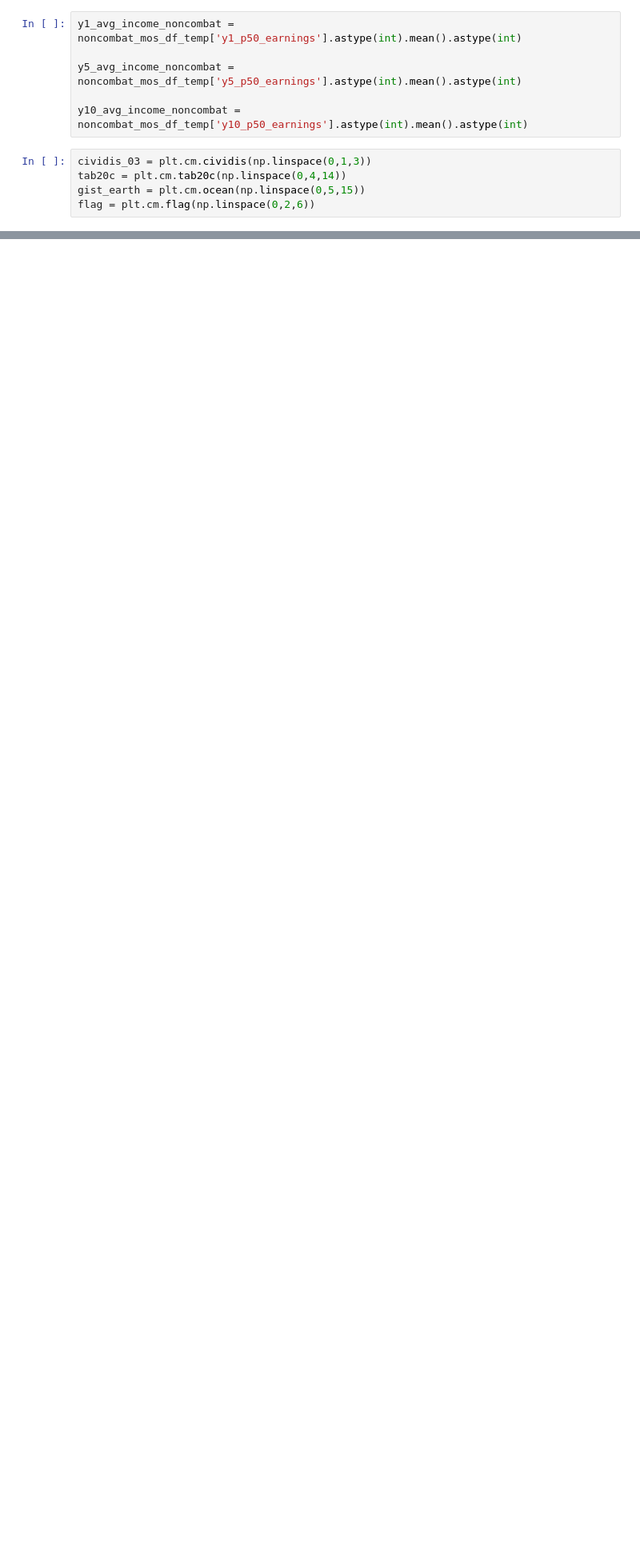
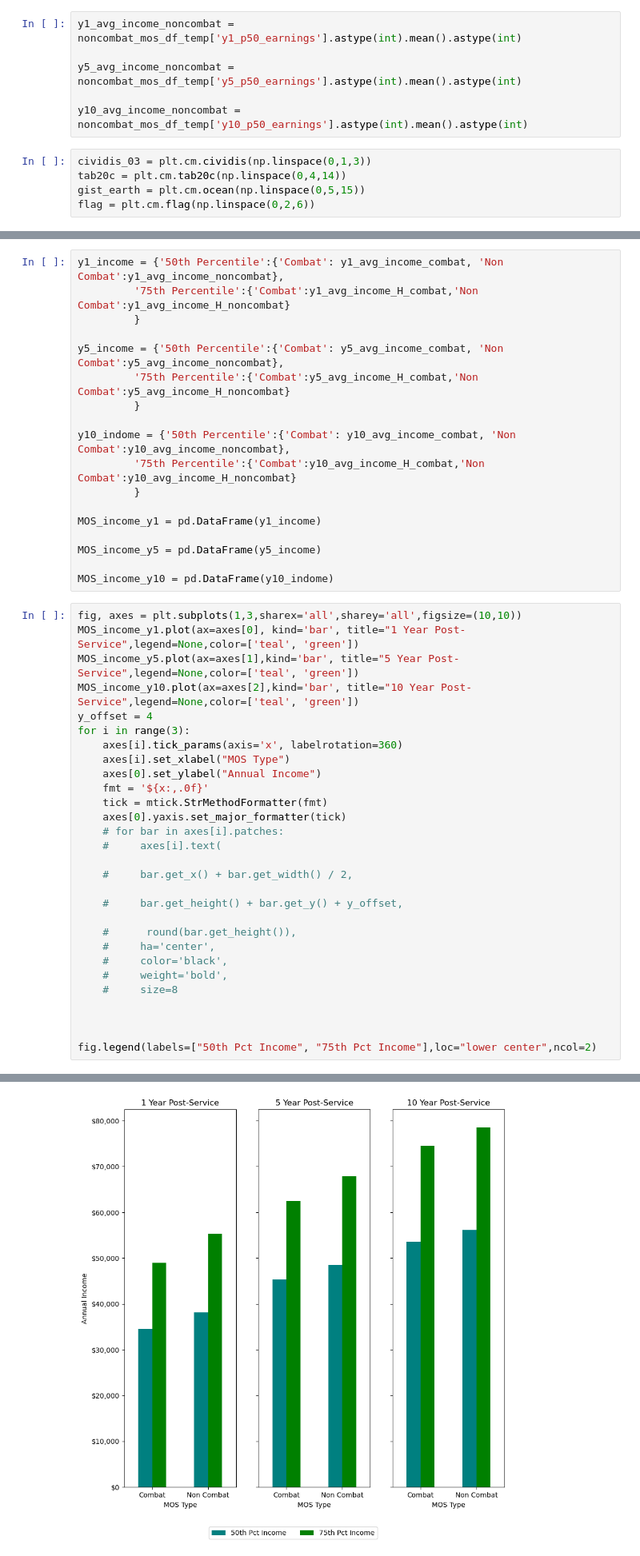
Before and after one commit to BenHallinan/veteran_employment_outcomes, a Jupyter notebook: notebooks/veo_by_mos.ipynb, the cells around one changed output, grey strips where cells are left out. Shown: that part at 80% size. Saved outputs shown, nothing was run; the diff lists cells and outputs as text; blank space fills up the shorter version.

```diff
--- a/notebooks/veo_by_mos.ipynb
+++ b/notebooks/veo_by_mos.ipynb
@@ -221,0 +398,48 @@ for p in ax.patches:
+# %%
+y1_income = {'50th Percentile':{'Combat': y1_avg_income_combat, 'Non Combat':y1_avg_income_noncombat},
+         '75th Percentile':{'Combat':y1_avg_income_H_combat,'Non Combat':y1_avg_income_H_noncombat}
+         }
+
+y5_income = {'50th Percentile':{'Combat': y5_avg_income_combat, 'Non Combat':y5_avg_income_noncombat},
+         '75th Percentile':{'Combat':y5_avg_income_H_combat,'Non Combat':y5_avg_income_H_noncombat}
+         }
+
+y10_indome = {'50th Percentile':{'Combat': y10_avg_income_combat, 'Non Combat':y10_avg_income_noncombat},
+         '75th Percentile':{'Combat':y10_avg_income_H_combat,'Non Combat':y10_avg_income_H_noncombat}
+         }
+
+MOS_income_y1 = pd.DataFrame(y1_income)
+
+MOS_income_y5 = pd.DataFrame(y5_income)
+
+MOS_income_y10 = pd.DataFrame(y10_indome)
+# %%
+fig, axes = plt.subplots(1,3,sharex='all',sharey='all',figsize=(10,10))
+MOS_income_y1.plot(ax=axes[0], kind='bar', title="1 Year Post-Service",legend=None,color=['teal', 'green'])
+MOS_income_y5.plot(ax=axes[1],kind='bar', title="5 Year Post-Service",legend=None,color=['teal', 'green'])
+MOS_income_y10.plot(ax=axes[2],kind='bar', title="10 Year Post-Service",legend=None,color=['teal', 'green'])
+y_offset = 4
+for i in range(3):
+    axes[i].tick_params(axis='x', labelrotation=360)
+    axes[i].set_xlabel("MOS Type")
+    axes[0].set_ylabel("Annual Income")
+    fmt = '${x:,.0f}'
+    tick = mtick.StrMethodFormatter(fmt)
+    axes[0].yaxis.set_major_formatter(tick)
+    # for bar in axes[i].patches:
+    #     axes[i].text(
+
+    #     bar.get_x() + bar.get_width() / 2,
+
+    #     bar.get_height() + bar.get_y() + y_offset,
+
+    #      round(bar.get_height()),
+    #     ha='center',
+    #     color='black',
+    #     weight='bold',
+    #     size=8
+
+
+
+fig.legend(labels=["50th Pct Income", "75th Pct Income"],loc="lower center",ncol=2)
+# %% [output]
@@ -221,0 +447 @@ for p in ax.patches:
+[figure, added]
```
Also changed, not shown: parts of 14 cells of this notebook, 6 other files.
